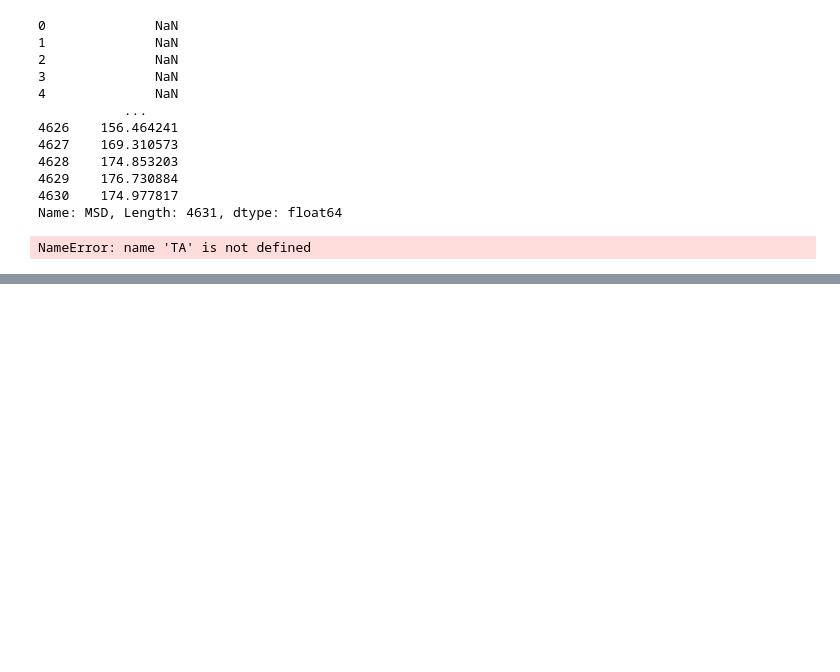
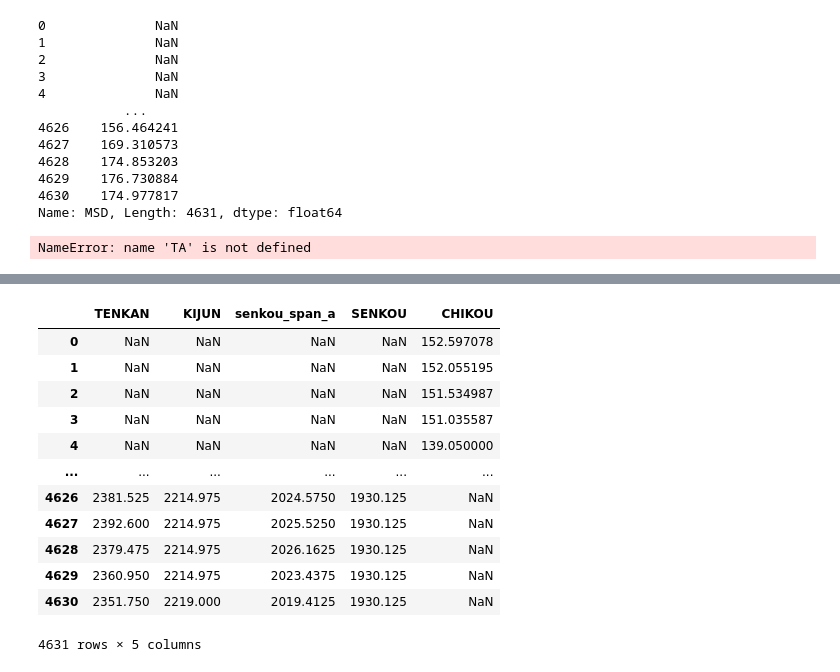
Before and after one commit to divyanshu-kunwar/StatisticIndicators, a Jupyter notebook: indicator-S.ipynb, the cells around one changed output, grey strips where cells are left out. Saved outputs shown, nothing was run; the diff lists cells and outputs as text; code cells hidden in the pictures; blank space fills up the shorter version.

```diff
--- a/indicator-S.ipynb
+++ b/indicator-S.ipynb
@@ -1404,0 +1405,59 @@ NameError: name 'SMA' is not defined
+# %%
+    def ichimoku(data: DataFrame,tenkan_period: int = 9,kijun_period: int = 26,
+        senkou_period: int = 52,chikou_period: int = 26,) -> DataFrame:
+        tenkan_sen = pd.Series(
+            (
+                data["high"].rolling(window=tenkan_period).max()
+                + data["low"].rolling(window=tenkan_period).min()
+            )
+            / 2,
+            name="TENKAN",
+        )  ## conversion line
+
+        kijun_sen = pd.Series(
+            (
+                data["high"].rolling(window=kijun_period).max()
+                + data["low"].rolling(window=kijun_period).min()
+            )
+            / 2,
+            name="KIJUN",
+        )  ## base line
+
+        senkou_span_a = pd.Series(
+            ((tenkan_sen + kijun_sen) / 2), name="senkou_span_a"
+        ) .shift(kijun_period) ## Leading span
+
+        senkou_span_b = pd.Series(
+            (
+                (
+                    data["high"].rolling(window=senkou_period).max()
+                    + data["low"].rolling(window=senkou_period).min()
+                )
+                / 2
+            ),
+            name="SENKOU",
+        ).shift(kijun_period)
+
+        chikou_span = pd.Series(
+            data["close"].shift(-chikou_period),
+            name="CHIKOU",
+        )
+
+        return pd.concat(
+            [tenkan_sen, kijun_sen, senkou_span_a, senkou_span_b, chikou_span], axis=1
+        )
+    ichimoku(df)
+# %% [output]
+|  | TENKAN | KIJUN | senkou_span_a | SENKOU | CHIKOU |
+| 0 | NaN | NaN | NaN | NaN | 152.597078 |
+| 1 | NaN | NaN | NaN | NaN | 152.055195 |
+| 2 | NaN | NaN | NaN | NaN | 151.534987 |
+| 3 | NaN | NaN | NaN | NaN | 151.035587 |
+| 4 | NaN | NaN | NaN | NaN | 139.050000 |
+| ... | ... | ... | ... | ... | ... |
+| 4626 | 2381.525 | 2214.975 | 2024.5750 | 1930.125 | NaN |
+| 4627 | 2392.600 | 2214.975 | 2025.5250 | 1930.125 | NaN |
+| 4628 | 2379.475 | 2214.975 | 2026.1625 | 1930.125 | NaN |
+| 4629 | 2360.950 | 2214.975 | 2023.4375 | 1930.125 | NaN |
+| 4630 | 2351.750 | 2219.000 | 2019.4125 | 1930.125 | NaN |
+4631 rows × 5 columns
```
Also changed, not shown: parts of 8 cells of this notebook.
